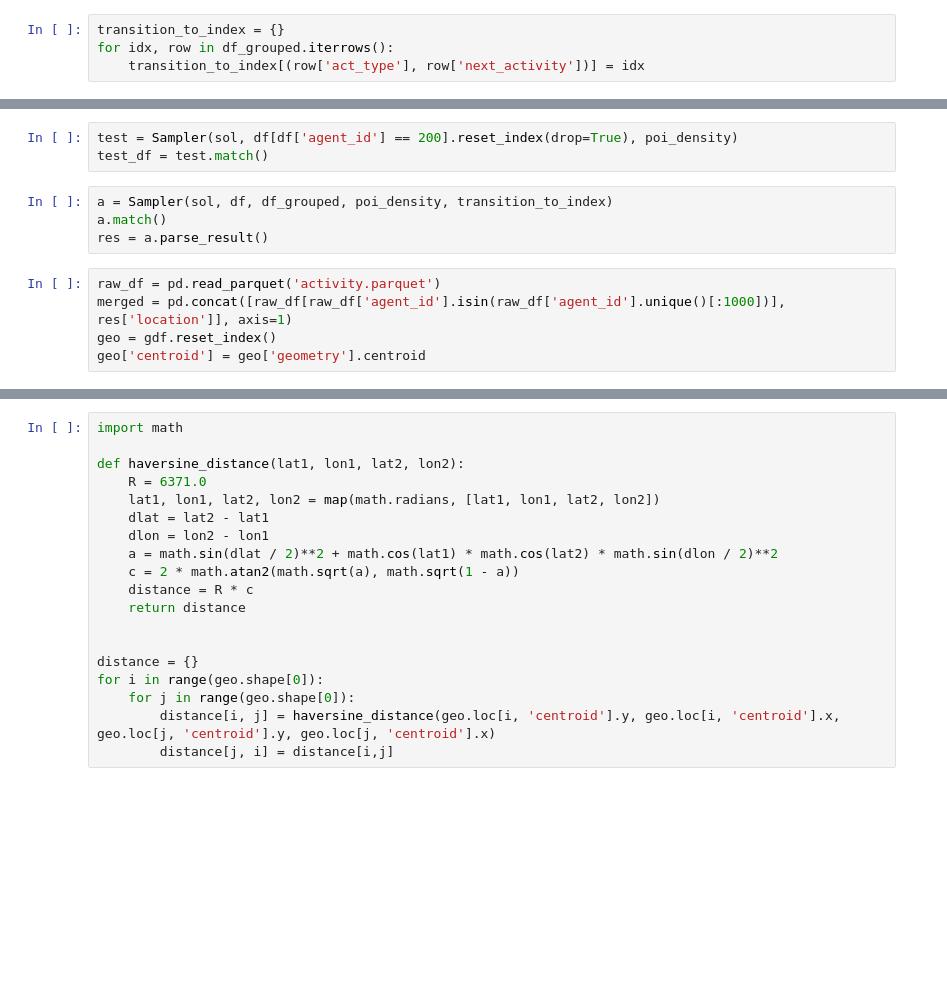
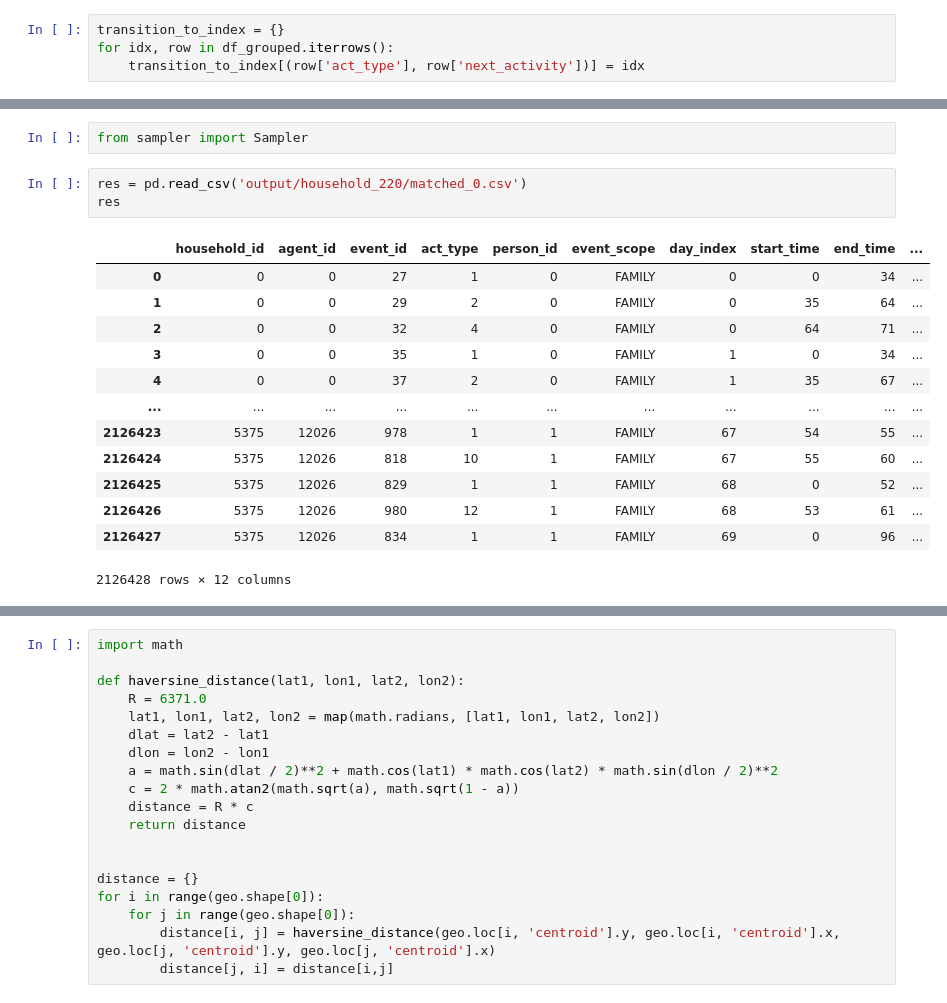
Before and after one commit to caoalbert/TAZ, a Jupyter notebook: model.ipynb, the cells around one changed output, grey strips where cells are left out. Drawn from its saved outputs; the diff is of its cells as text; blank space fills up the shorter version.

```diff
--- a/model.ipynb
+++ b/model.ipynb
@@ -383,12 +356,19 @@ class Sampler:
-# %%
-test = Sampler(sol, df[df['agent_id'] == 200].reset_index(drop=True), poi_density)
-test_df = test.match()
-# %%
-a = Sampler(sol, df, df_grouped, poi_density, transition_to_index)
-a.match()
-res = a.parse_result()
-# %%
-raw_df = pd.read_parquet('activity.parquet')
-merged = pd.concat([raw_df[raw_df['agent_id'].isin(raw_df['agent_id'].unique()[:1000])], res['location']], axis=1)
-geo = gdf.reset_index()
-geo['centroid'] = geo['geometry'].centroid
+# %%
+from sampler import Sampler
+# %%
+res = pd.read_csv('output/household_220/matched_0.csv')
+res
+# %% [output]
+|  | household_id | agent_id | event_id | act_type | person_id | event_scope | day_index | start_time | end_time | ... |
+| 0 | 0 | 0 | 27 | 1 | 0 | FAMILY | 0 | 0 | 34 | ... |
+| 1 | 0 | 0 | 29 | 2 | 0 | FAMILY | 0 | 35 | 64 | ... |
+| 2 | 0 | 0 | 32 | 4 | 0 | FAMILY | 0 | 64 | 71 | ... |
+| 3 | 0 | 0 | 35 | 1 | 0 | FAMILY | 1 | 0 | 34 | ... |
+| 4 | 0 | 0 | 37 | 2 | 0 | FAMILY | 1 | 35 | 67 | ... |
+| ... | ... | ... | ... | ... | ... | ... | ... | ... | ... | ... |
+| 2126423 | 5375 | 12026 | 978 | 1 | 1 | FAMILY | 67 | 54 | 55 | ... |
+| 2126424 | 5375 | 12026 | 818 | 10 | 1 | FAMILY | 67 | 55 | 60 | ... |
+| 2126425 | 5375 | 12026 | 829 | 1 | 1 | FAMILY | 68 | 0 | 52 | ... |
+| 2126426 | 5375 | 12026 | 980 | 12 | 1 | FAMILY | 68 | 53 | 61 | ... |
+| 2126427 | 5375 | 12026 | 834 | 1 | 1 | FAMILY | 69 | 0 | 96 | ... |
+2126428 rows × 12 columns
```
Also changed, not shown: parts of 36 cells of this notebook, 4 other files.
